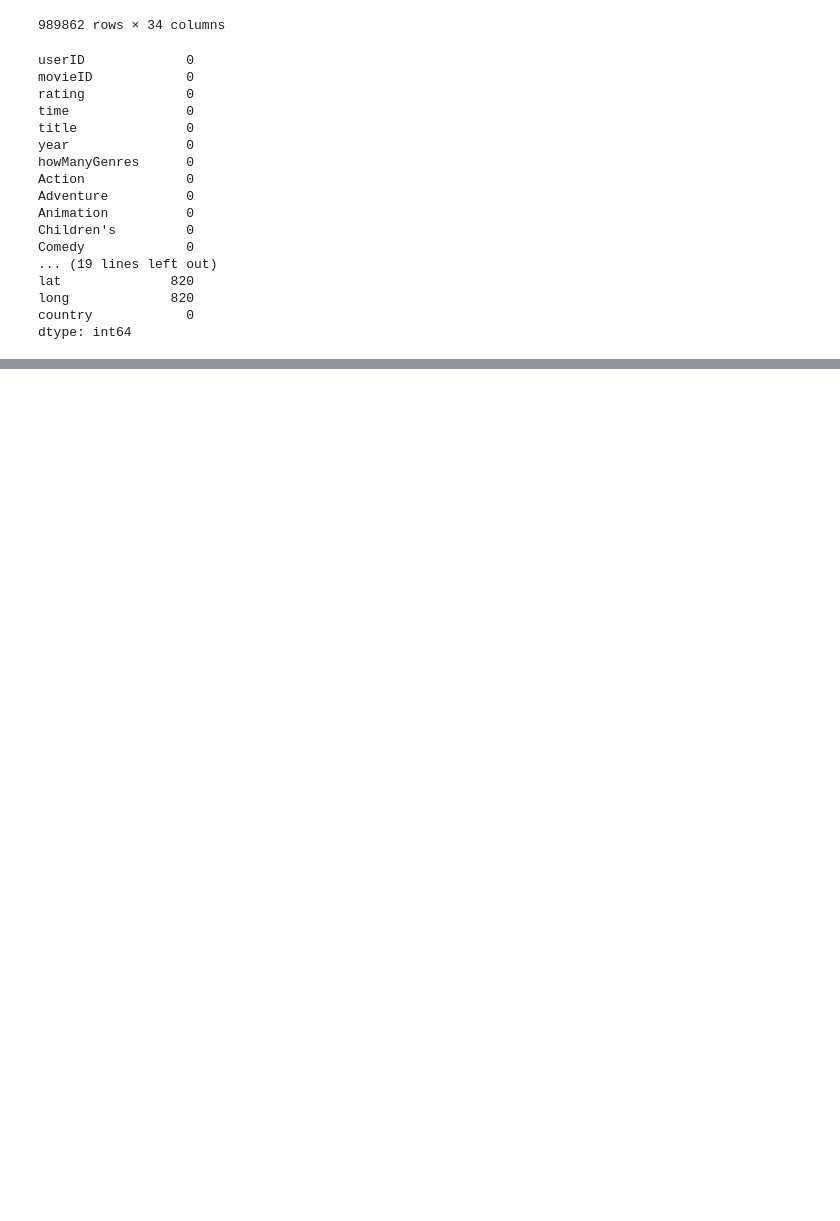
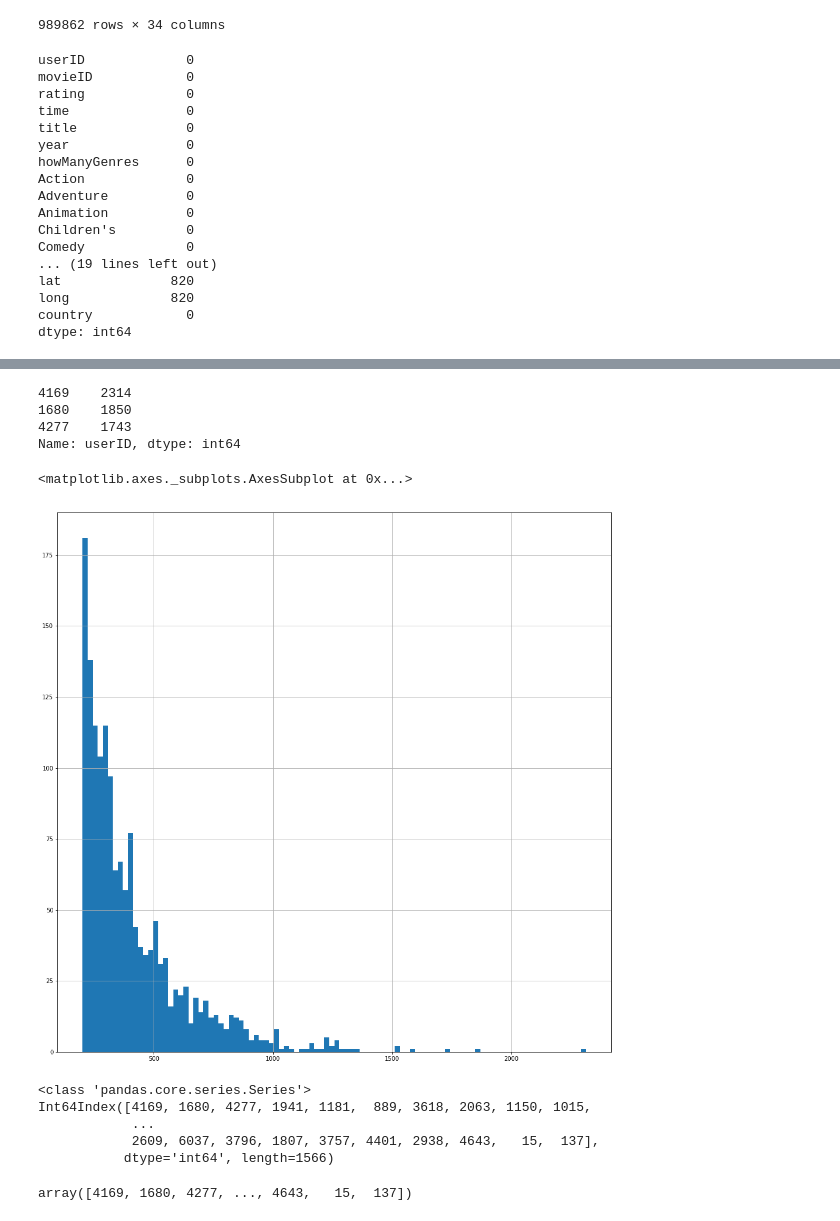
Before and after one commit to nicolagennaro/pussy-project, a Jupyter notebook: Join.ipynb, the cells around one changed output, grey strips where cells are left out. Cells and saved outputs as stored; diff of their text form; code cells hidden in the pictures; blank space fills up the shorter version.

```diff
--- a/Join.ipynb
+++ b/Join.ipynb
@@ -118,0 +224,25 @@ dtype: int64
+# %%
+users200 = c[mask]
+print(users200.head(3))
+users200.hist(bins=100, figsize=(17,17))
+# %% [output]
+4169    2314
+1680    1850
+4277    1743
+Name: userID, dtype: int64
+<matplotlib.axes._subplots.AxesSubplot at 0x...>
+[figure, added]
+# %%
+print(type(users200))
+print(users200.index)
+n = np.array(users200.index)
+# %% [output]
+<class 'pandas.core.series.Series'>
+Int64Index([4169, 1680, 4277, 1941, 1181,  889, 3618, 2063, 1150, 1015,
+            ...
+            2609, 6037, 3796, 1807, 3757, 4401, 2938, 4643,   15,  137],
+           dtype='int64', length=1566)
+# %%
+n
+# %% [output]
+array([4169, 1680, 4277, ..., 4643,   15,  137])
```
Also changed, not shown: parts of 30 cells of this notebook, 1 other file.
